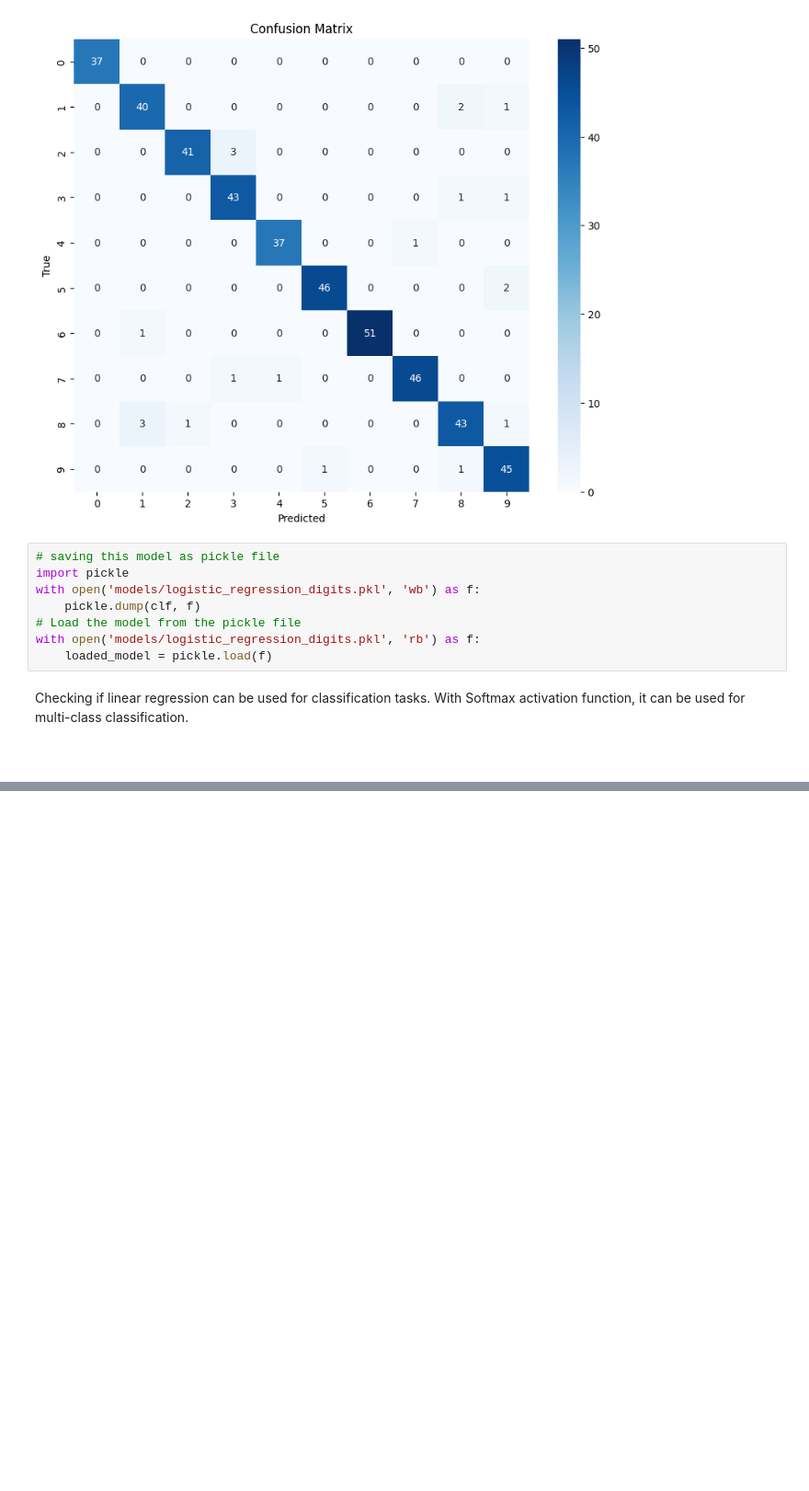
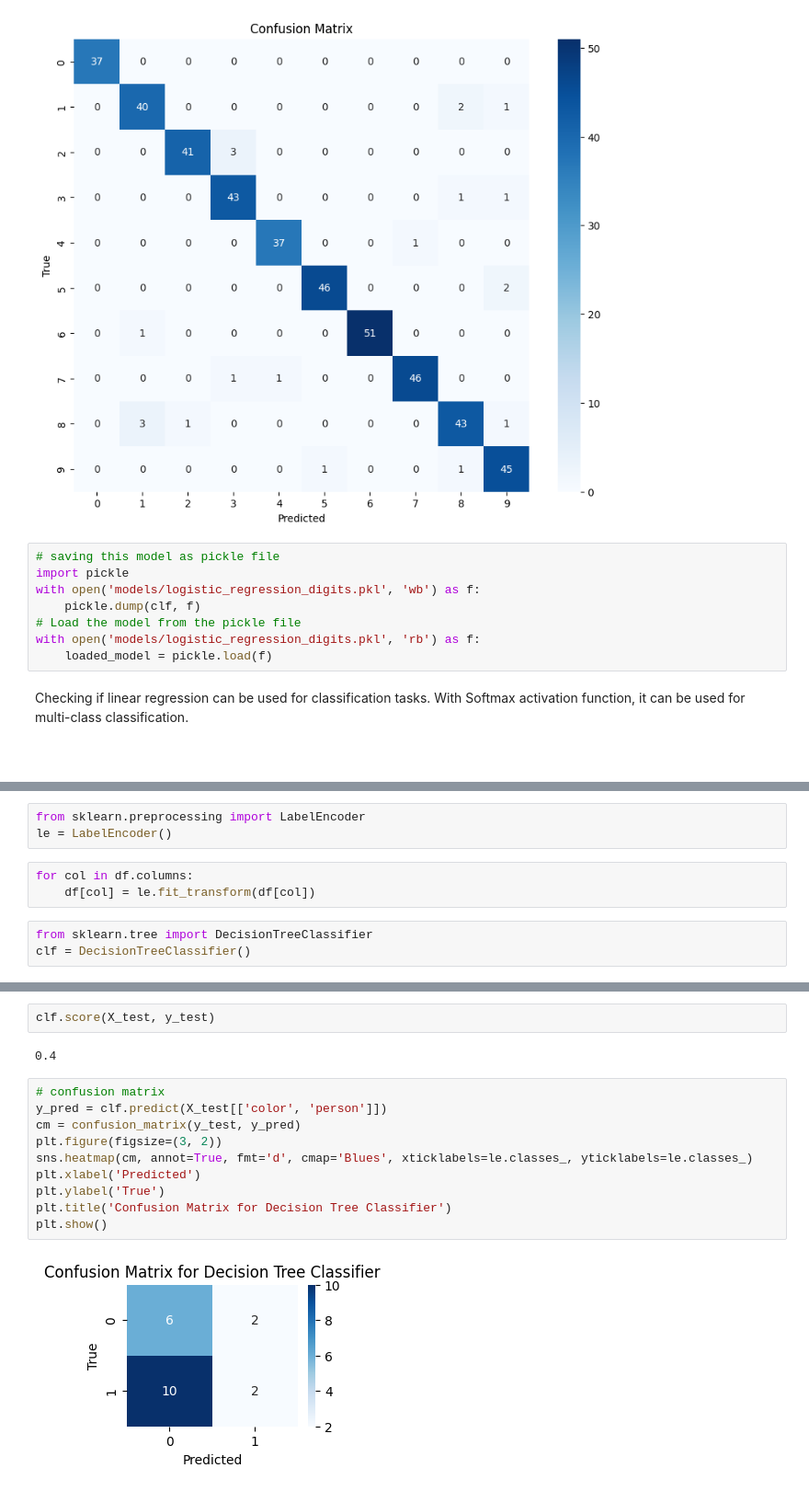
Before and after one commit to abdullaharifx/PL-Work, a Jupyter notebook: Classification-02.ipynb, the cells around one changed output, grey strips where cells are left out. Shown at 92% size. Drawn from its saved outputs; the diff is of its cells as text; blank space fills up the shorter version.

```diff
--- a/Classification-02.ipynb
+++ b/Classification-02.ipynb
@@ -222,0 +312,9 @@ Accuracy of Linear Regression with Sigmoid: 0.10
+# %%
+from sklearn.preprocessing import LabelEncoder
+le = LabelEncoder()
+# %%
+for col in df.columns:
+    df[col] = le.fit_transform(df[col])
+# %%
+from sklearn.tree import DecisionTreeClassifier
+clf = DecisionTreeClassifier()
@@ -222,0 +327,16 @@ Accuracy of Linear Regression with Sigmoid: 0.10
+# %%
+clf.score(X_test, y_test)
+# %% [output]
+0.4
+# %%
+# confusion matrix
+y_pred = clf.predict(X_test[['color', 'person']])
+cm = confusion_matrix(y_test, y_pred)
+plt.figure(figsize=(3, 2))
+sns.heatmap(cm, annot=True, fmt='d', cmap='Blues', xticklabels=le.classes_, yticklabels=le.classes_)
+plt.xlabel('Predicted')
+plt.ylabel('True')
+plt.title('Confusion Matrix for Decision Tree Classifier')
+plt.show()
+# %% [output]
+[figure, added]
```
Also changed, not shown: parts of 11 cells of this notebook.
